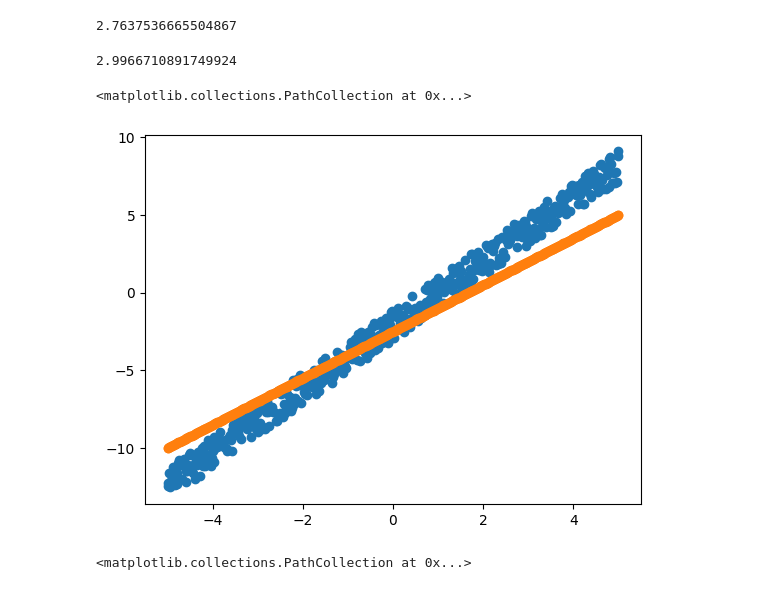
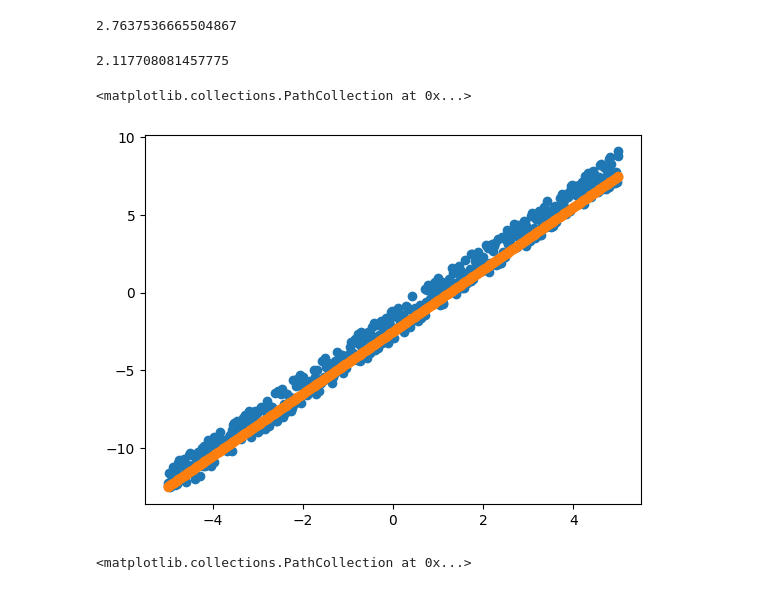
Before and after one commit to jdasam/mas1004, a Jupyter notebook: live_coding/2_function_approximation.ipynb, the cells around one changed output. Saved outputs shown, nothing was run; the diff lists cells and outputs as text; code cells hidden in the pictures.

```diff
--- a/live_coding/2_function_approximation.ipynb
+++ b/live_coding/2_function_approximation.ipynb
@@ -220,20 +220,26 @@ def get_loss(est_a, est_b, xs, ys):
   ys_error = [cal_error(est_ys[i], ys[i]) for i in range(len(ys))]
   return sum(ys_error) / len(ys_error)
 
-get_loss(1.5, -2.5, xs, ys)
+get_loss(1.61, -2.51, ys=ys, xs=xs)
+# get_loss(1.5, -2.5, xs, ys)
+
+# In Python, you can feed argument in two ways:
+# - positional: you just feed arguments separated by comma. The input will be automatically
+# interpreted by their order
+# - keyword: you feed with function(key=value) way, to clarify which argument you are feeding
 # %% [output]
-2.9966710891749924
+2.117708081457775
 # %%
-est_a =1.5
+est_a =2.0
 est_b = -2.5
 est_ys = [my_estimation(x, est_a, est_b) for x in xs]
 
 
 plt.scatter(xs, ys) # coloured with blue
 plt.scatter(xs, est_ys) # coloured with orange
 # %% [output]
 <matplotlib.collections.PathCollection at 0x...>
-[figure, old version]
+[figure, new version]
 # %%
 # change a and b to get better estimation
 
```
Also changed, not shown: parts of 9 cells of this notebook.
